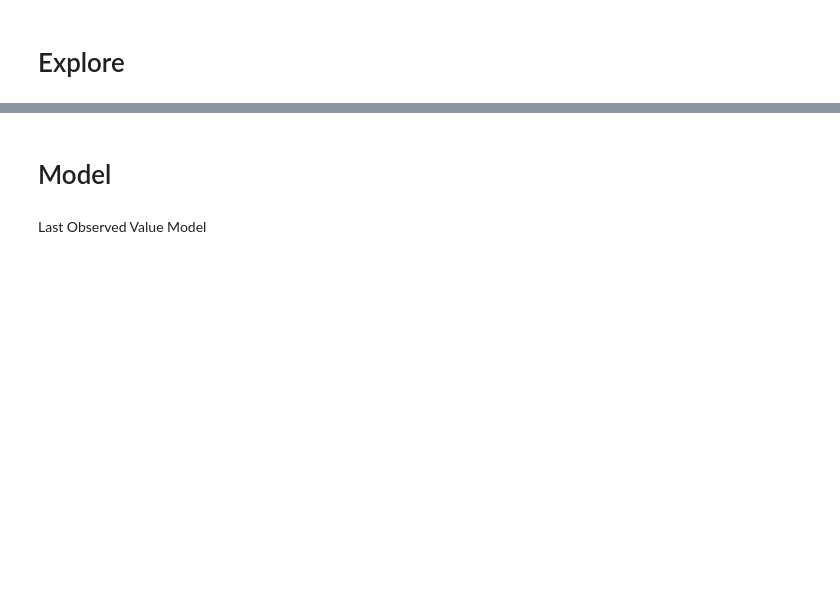
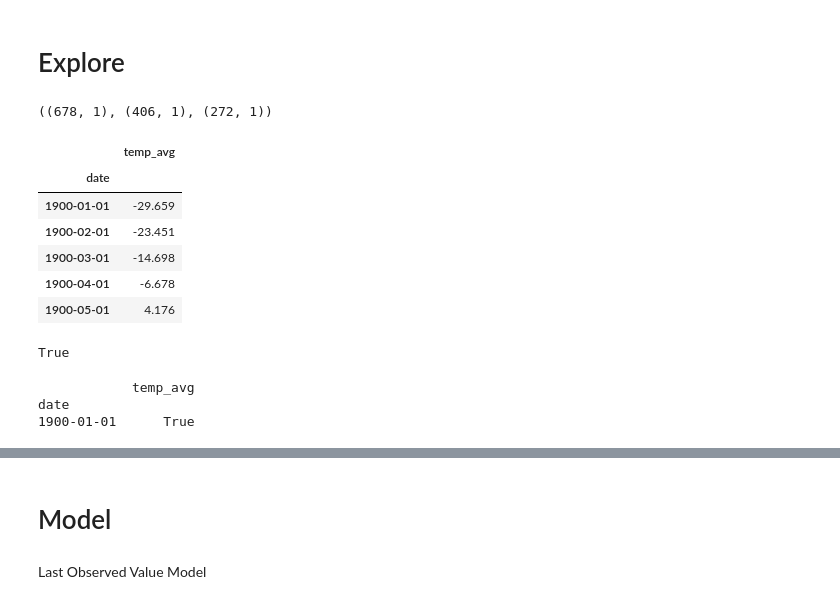
Before and after one commit to ian-james-johnson/time_series_exercises, a Jupyter notebook: time_series_miniproject.ipynb, the cells around one changed output, grey strips where cells are left out. Drawn from its saved outputs; the diff is of its cells as text; code cells hidden in the pictures; blank space fills up the shorter version.

```diff
--- a/time_series_miniproject.ipynb
+++ b/time_series_miniproject.ipynb
@@ -262,19 +258,43 @@ global_df.head()
 # %%
 # split the data
-train_size = int(len(global_df) * 0.5)
-validate_size = int(len(global_df) * 0.3)
-test_size = int(len(global_df)) - train_size - validate_size
-validate_end_index = train_size + validate_size
-train = global_df[:train_size]
-validate = global_df[train_size:validate_end_index]
-test = global_df[validate_end_index:]
+def split_data(df):
+    train_size = int(len(df) * 0.5)
+    validate_size = int(len(df) * 0.3)
+    test_size = int(len(df)) - train_size - validate_size
+    validate_end_index = train_size + validate_size
+    train = df[:train_size]
+    validate = df[train_size:validate_end_index]
+    test = df[validate_end_index:]
+
+    return train, validate, test
+
+train, validate, test = split_data(country_df)
+train.shape, validate.shape, test.shape
+# %% [output]
+((678, 1), (406, 1), (272, 1))
+# %%
+train.head()
+# %% [output]
+|  | temp_avg |
+| date |  |
+| 1900-01-01 | -29.659 |
+| 1900-02-01 | -23.451 |
+| 1900-03-01 | -14.698 |
+| 1900-04-01 | -6.678 |
+| 1900-05-01 | 4.176 |
 # %%
 # verify the splits in the data
 # sum of split groups is equal to df
-print(len(train) + len(validate) + len(test) == len(global_df))
+print(len(train) + len(validate) + len(test) == len(country_df))
+# %% [output]
+True
 # %%
 # first row of df is equal to first row of train
-print(global_df.head(1) == train.head(1))
+print(country_df.head(1) == train.head(1))
+# %% [output]
+            temp_avg
+date
+1900-01-01      True
 # %%
 # end of train is adjacent to beginning of validate
 pd.concat([train.tail(1), validate.head(1)])
```
Also changed, not shown: parts of 37 cells of this notebook.
